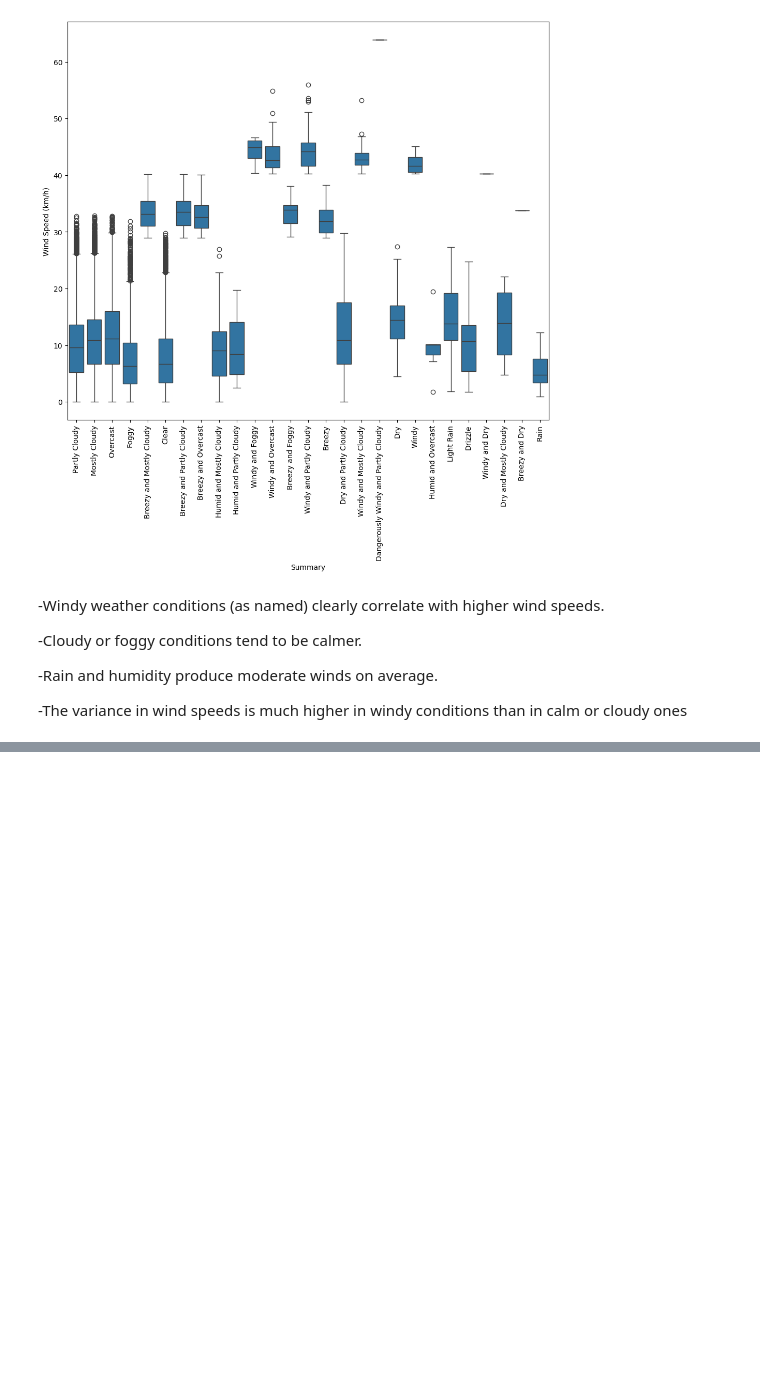
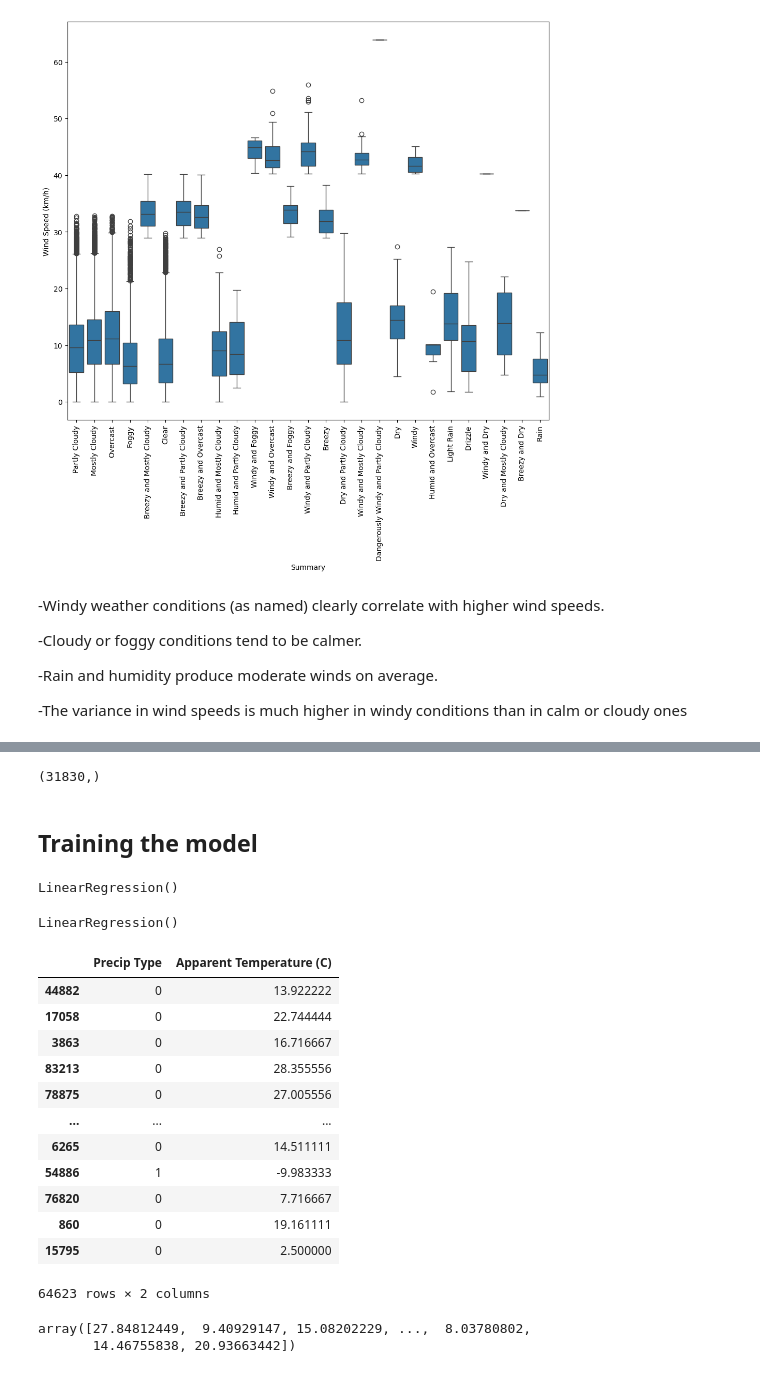
Before and after one commit to princesse85/temperature_prediction, a Jupyter notebook: Data preprocessing.ipynb, the cells around one changed output, grey strips where cells are left out. Saved outputs shown, nothing was run; the diff lists cells and outputs as text; code cells hidden in the pictures; blank space fills up the shorter version.

```diff
--- a/Data preprocessing.ipynb
+++ b/Data preprocessing.ipynb
@@ -180,0 +333,3 @@ plt.show()
+# %%
+X =df[[ 'Precip Type','Apparent Temperature (C)']]
+y = df['Temperature (C)']
@@ -180,0 +338,3 @@ plt.show()
+# %%
+# train_test_split()
+X_train, X_test, y_train, y_test = train_test_split(X, y, test_size=0.33, random_state=42)
@@ -180,0 +354,32 @@ plt.show()
+# %%
+y_test.shape
+# %% [output]
+(31830,)
+# %% [markdown]
+## Training the model
+# %%
+model=LinearRegression() ##.initialize the ML MODEL
+# %%
+model
+# %% [output]
+LinearRegression()
+# %%
+model.fit(X_train,y_train)## TRAINING THE MODEL
+# %% [output]
+LinearRegression()
+# %%
+X_train
+# %% [output]
+|  | Precip Type | Apparent Temperature (C) |
+| 44882 | 0 | 13.922222 |
+| 17058 | 0 | 22.744444 |
+| 3863 | 0 | 16.716667 |
+| 83213 | 0 | 28.355556 |
+| 78875 | 0 | 27.005556 |
+| ... | ... | ... |
+| 6265 | 0 | 14.511111 |
+| 54886 | 1 | -9.983333 |
+| 76820 | 0 | 7.716667 |
+| 860 | 0 | 19.161111 |
+| 15795 | 0 | 2.500000 |
+64623 rows × 2 columns
@@ -180,0 +388,5 @@ plt.show()
+# %%
+predictions
+# %% [output]
+array([27.84812449,  9.40929147, 15.08202229, ...,  8.03780802,
+       14.46755838, 20.93663442])
```
Also changed, not shown: parts of 43 cells of this notebook, 1 other file.
